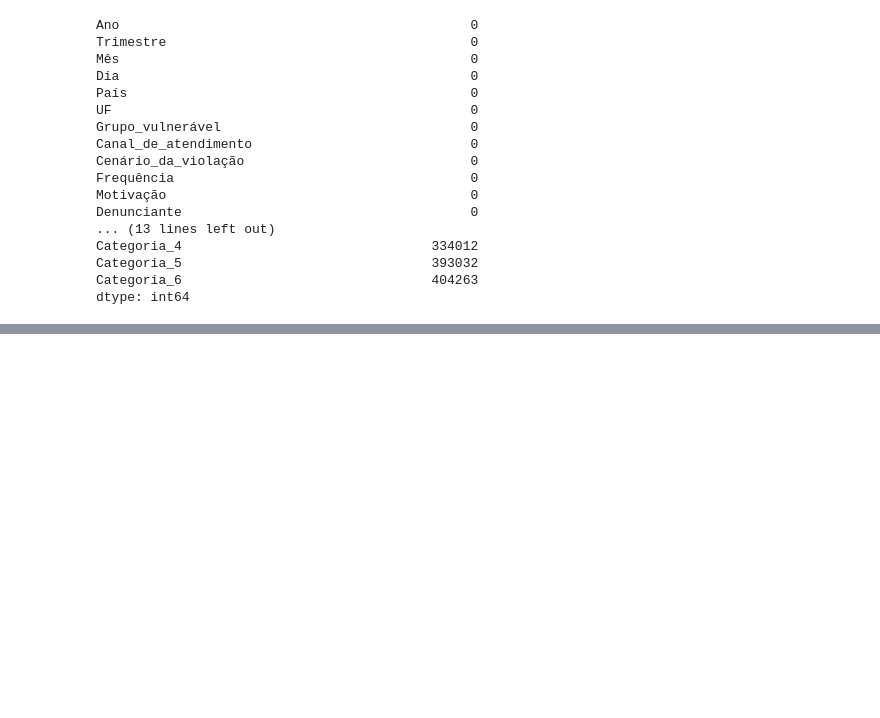
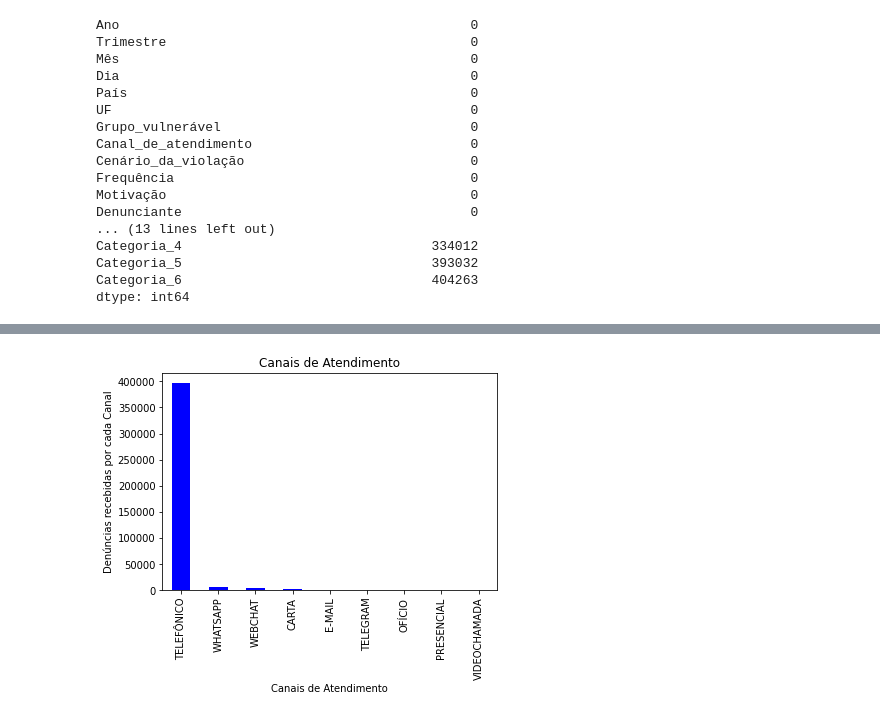
Before and after one commit to filledeoya9/Analise-dos-Dados-das-denuncias-de-violacao-de-direitos-humanos-e-violencia-contra-a-mulher-, a Jupyter notebook: Analise_dos_Dados_das_denuncias_de_violacao_de_direitos_humanos_e_violencia_contra_a_mulher.ipynb, the cells around one changed output, grey strips where cells are left out. Saved outputs shown, nothing was run; the diff lists cells and outputs as text; code cells hidden in the pictures; blank space fills up the shorter version.

```diff
--- a/Analise_dos_Dados_das_denuncias_de_violacao_de_direitos_humanos_e_violencia_contra_a_mulher.ipynb
+++ b/Analise_dos_Dados_das_denuncias_de_violacao_de_direitos_humanos_e_violencia_contra_a_mulher.ipynb
@@ -89,0 +99,6 @@ plt.xlabel ("Meses");
+# %%
+df['Canal_de_atendimento'].value_counts().plot.bar(title="Canais de Atendimento", color="blue");
+plt.ylabel ("Denúncias recebidas por cada Canal");
+plt.xlabel ("Canais de Atendimento");
+# %% [output]
+[figure, added]
```
Also changed, not shown: parts of 3 cells of this notebook.
